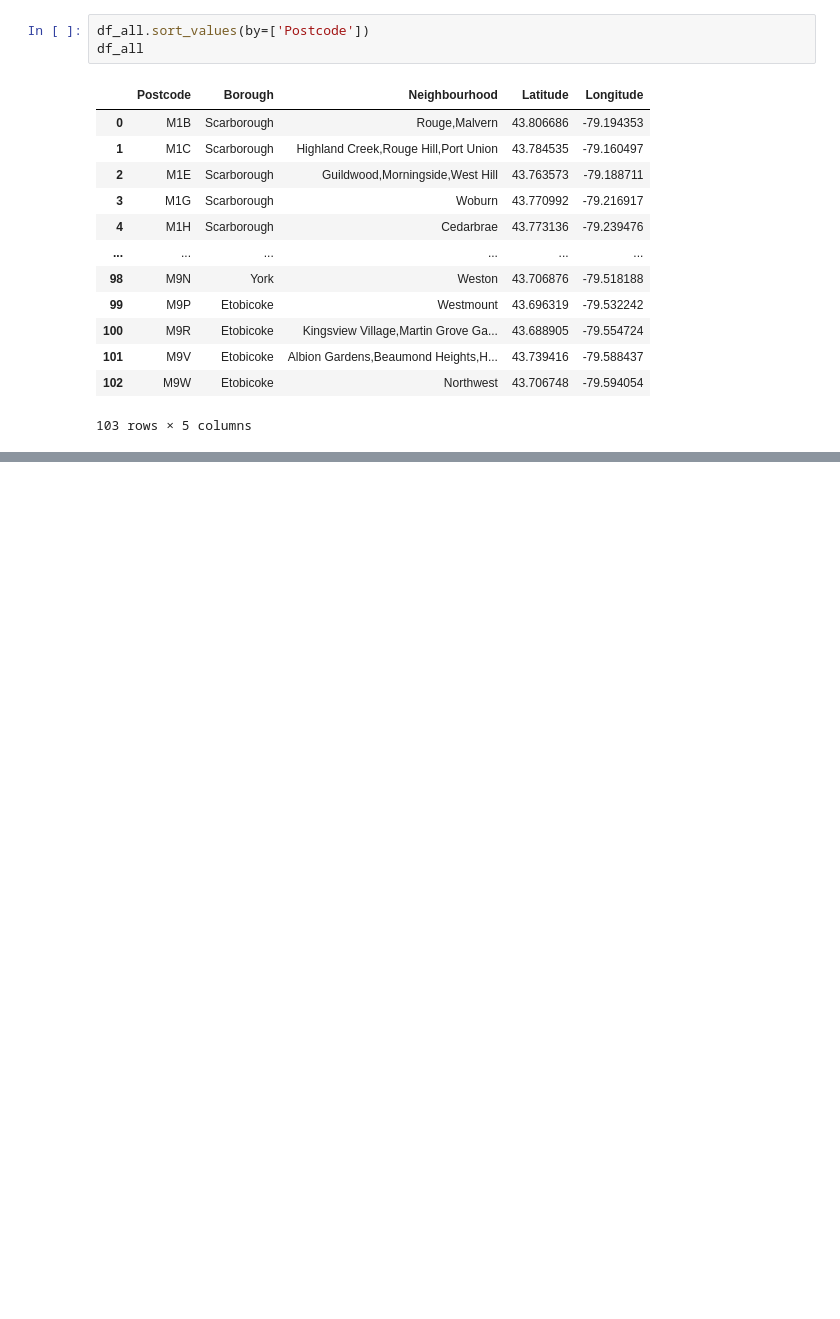
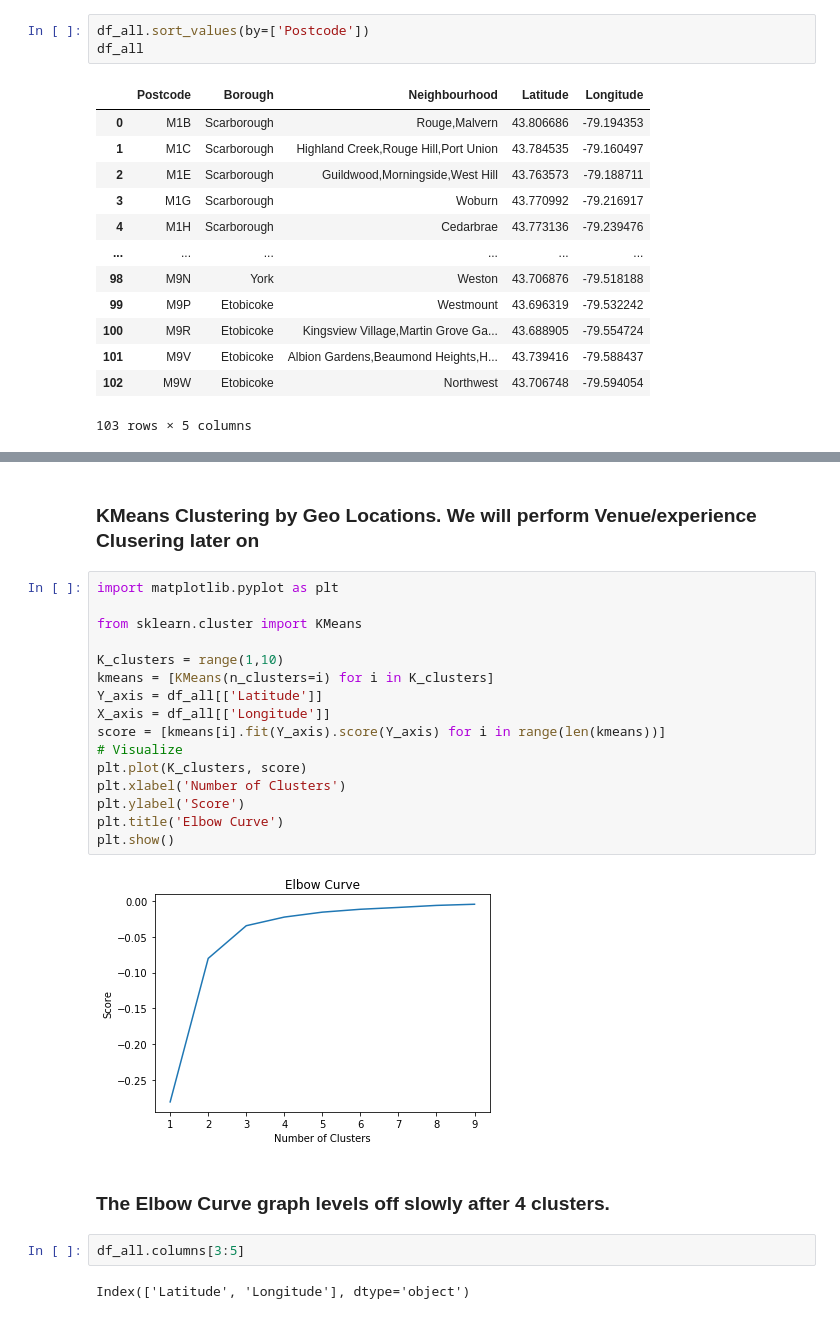
Before and after one commit to magakh/Capstone, a Jupyter notebook: Week3.ipynb, the cells around one changed output, grey strips where cells are left out. Cells and saved outputs as stored; diff of their text form; blank space fills up the shorter version.

```diff
--- a/Week3.ipynb
+++ b/Week3.ipynb
@@ -117,0 +152,26 @@ df_all
+# %% [markdown]
+### KMeans Clustering by Geo Locations. We will perform Venue/experience Clusering later on
+# %%
+import matplotlib.pyplot as plt
+
+from sklearn.cluster import KMeans
+
+K_clusters = range(1,10)
+kmeans = [KMeans(n_clusters=i) for i in K_clusters]
+Y_axis = df_all[['Latitude']]
+X_axis = df_all[['Longitude']]
+score = [kmeans[i].fit(Y_axis).score(Y_axis) for i in range(len(kmeans))]
+# Visualize
+plt.plot(K_clusters, score)
+plt.xlabel('Number of Clusters')
+plt.ylabel('Score')
+plt.title('Elbow Curve')
+plt.show()
+# %% [output]
+[figure, added]
+# %% [markdown]
+### The Elbow Curve graph levels off slowly after 4 clusters.
+# %%
+df_all.columns[3:5]
+# %% [output]
+Index(['Latitude', 'Longitude'], dtype='object')
```
Also changed, not shown: parts of 12 cells of this notebook.
